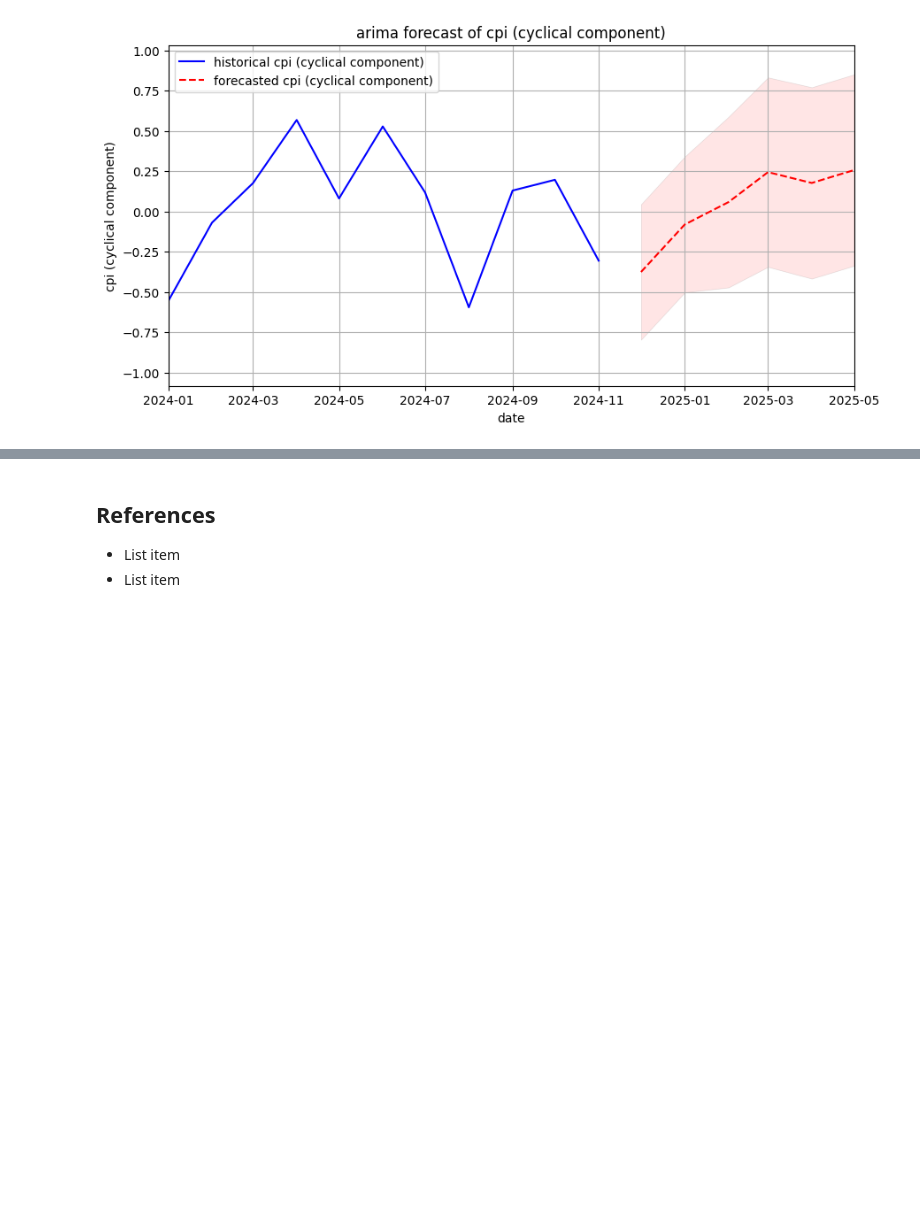
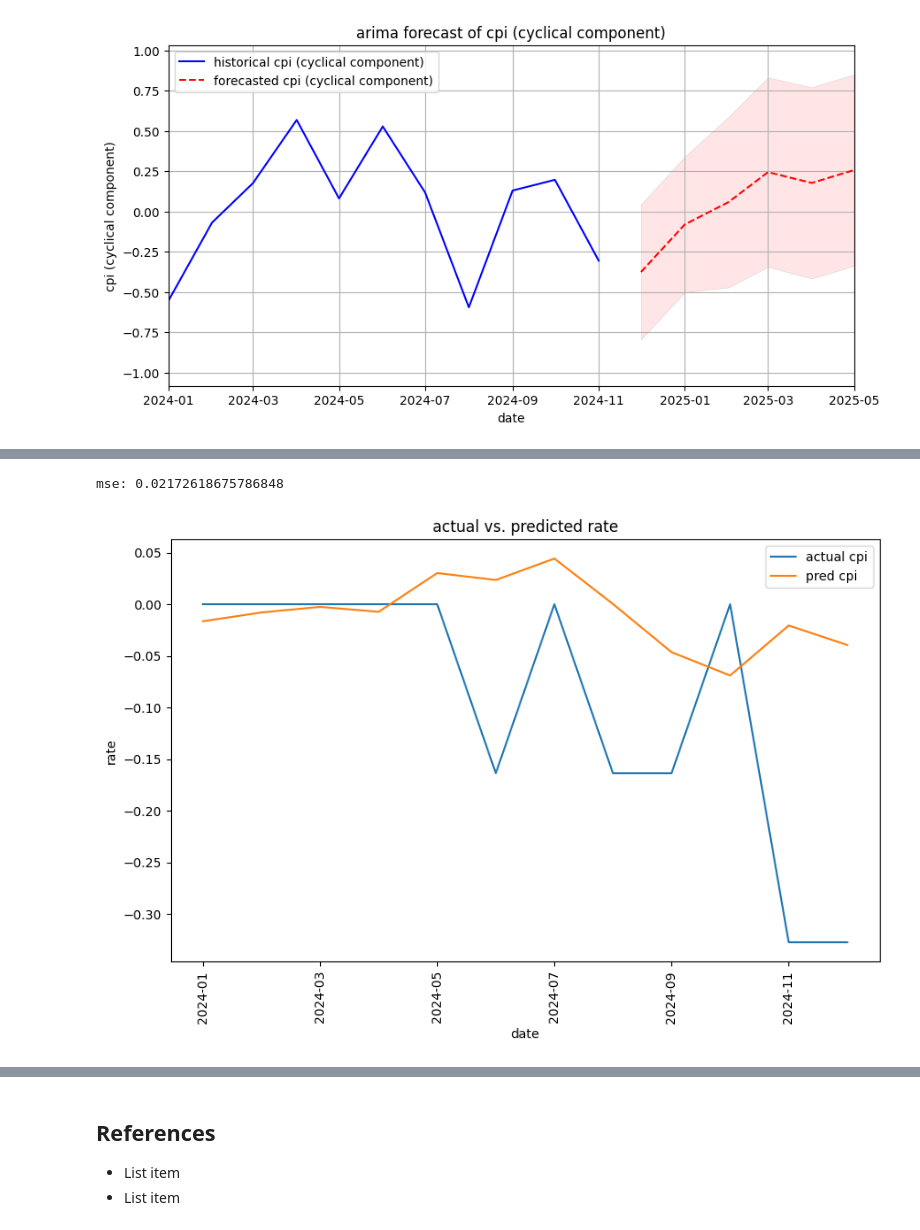
Before and after one commit to FleaBusyBeeBergs/dtsa5506-pipeline, a Jupyter notebook: dtsa5506_final_project.ipynb, the cells around one changed output, grey strips where cells are left out. Drawn from its saved outputs; the diff is of its cells as text; code cells hidden in the pictures; blank space fills up the shorter version.

```diff
--- a/dtsa5506_final_project.ipynb
+++ b/dtsa5506_final_project.ipynb
@@ -798,0 +854,2 @@ plt.show()
+# %%
+ml_df.dropna(inplace=True)
@@ -798,0 +876,46 @@ plt.show()
+# %%
+# train test
+X_train = train_ml[numerical_features]
+y_train = train_ml['rate_change']
+
+X_test = test_ml[numerical_features]
+y_test = test_ml['rate_change']
+# %%
+model = LinearRegression()
+
+# fit
+model.fit(X_train, y_train)
+
+# predict
+y_pred = model.predict(X_test)
+
+# eval
+mse = mean_squared_error(y_test, y_pred)
+print(f'mse: {mse}')
+# %% [output]
+mse: 0.02172618675786848
+# %%
+# plot actual vs pred
+plt.figure(figsize = (10, 6))
+
+# years for xaxis lab
+x_tick_labels = test_ml['date'].dt.strftime('%Y-%m')
+
+plt.plot(range(len(y_test)),
+         y_test.values,
+         label = 'actual cpi')
+plt.plot(range(len(y_test)),
+         y_pred,
+         label = 'pred cpi')
+
+plt.xlabel('date')
+plt.xticks(range(len(y_test))[::2],
+           x_tick_labels[::2],
+           rotation = 90)
+
+plt.ylabel('rate')
+plt.title('actual vs. predicted rate')
+plt.legend()
+plt.show()
+# %% [output]
+[figure, added]
```
Also changed, not shown: parts of 29 cells of this notebook.
